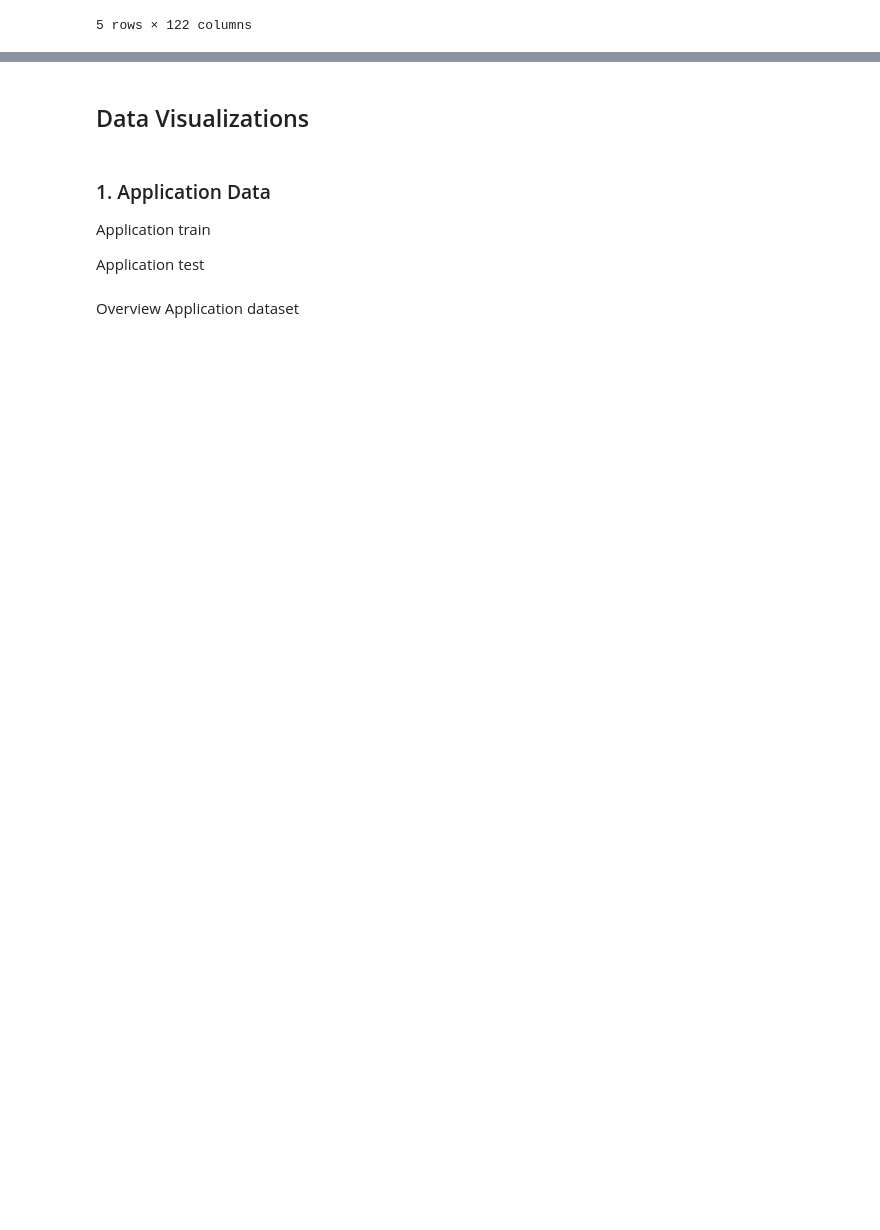
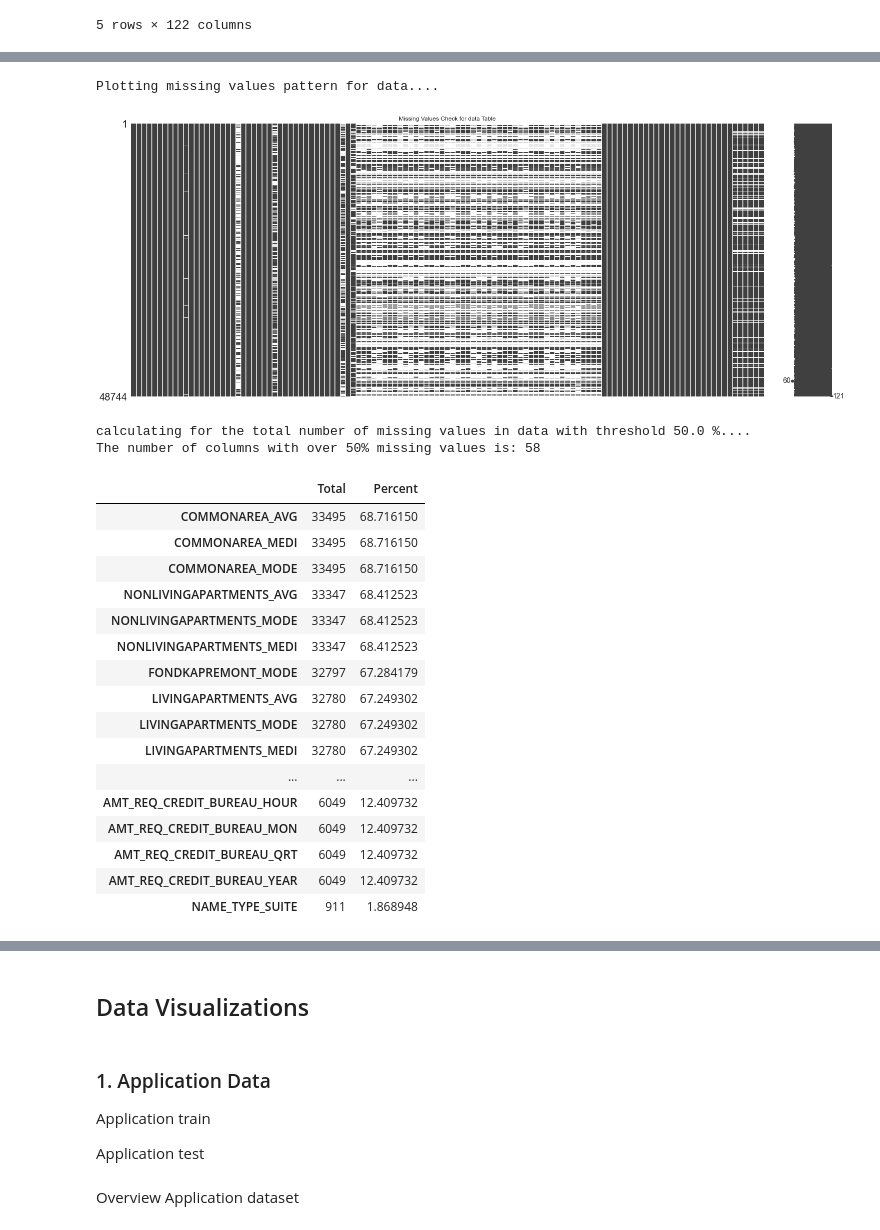
Before and after one commit to yybrother989/HomeCreditDefaultRisk, a Jupyter notebook: Capstone_Project-Home-Credit-Default-Risk_V0.1.ipynb, the cells around one changed output, grey strips where cells are left out. Saved outputs shown, nothing was run; the diff lists cells and outputs as text; code cells hidden in the pictures; blank space fills up the shorter version.

```diff
--- a/Capstone_Project-Home-Credit-Default-Risk_V0.1.ipynb
+++ b/Capstone_Project-Home-Credit-Default-Risk_V0.1.ipynb
@@ -171,0 +222,24 @@ application_train.head()
+# %%
+missing_value_check( application_test)
+# %% [output]
+Plotting missing values pattern for data....
+[figure, added]
+calculating for the total number of missing values in data with threshold 50.0 %....
+The number of columns with over 50% missing values is: 58
+|  | Total | Percent |
+| COMMONAREA_AVG | 33495 | 68.716150 |
+| COMMONAREA_MEDI | 33495 | 68.716150 |
+| COMMONAREA_MODE | 33495 | 68.716150 |
+| NONLIVINGAPARTMENTS_AVG | 33347 | 68.412523 |
+| NONLIVINGAPARTMENTS_MODE | 33347 | 68.412523 |
+| NONLIVINGAPARTMENTS_MEDI | 33347 | 68.412523 |
+| FONDKAPREMONT_MODE | 32797 | 67.284179 |
+| LIVINGAPARTMENTS_AVG | 32780 | 67.249302 |
+| LIVINGAPARTMENTS_MODE | 32780 | 67.249302 |
+| LIVINGAPARTMENTS_MEDI | 32780 | 67.249302 |
+| ... | ... | ... |
+| AMT_REQ_CREDIT_BUREAU_HOUR | 6049 | 12.409732 |
+| AMT_REQ_CREDIT_BUREAU_MON | 6049 | 12.409732 |
+| AMT_REQ_CREDIT_BUREAU_QRT | 6049 | 12.409732 |
+| AMT_REQ_CREDIT_BUREAU_YEAR | 6049 | 12.409732 |
+| NAME_TYPE_SUITE | 911 | 1.868948 |
```
Also changed, not shown: parts of 227 cells of this notebook.
